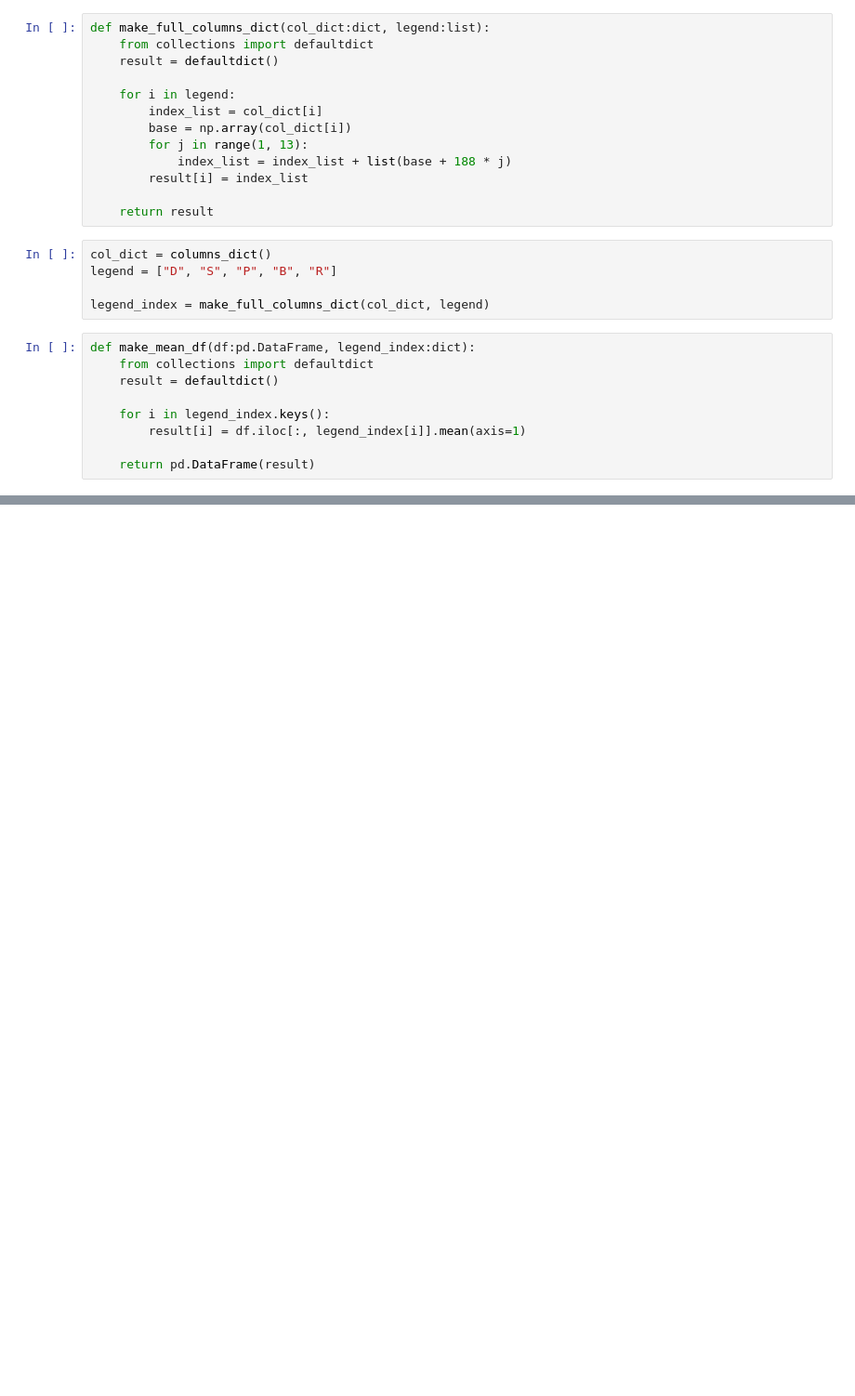
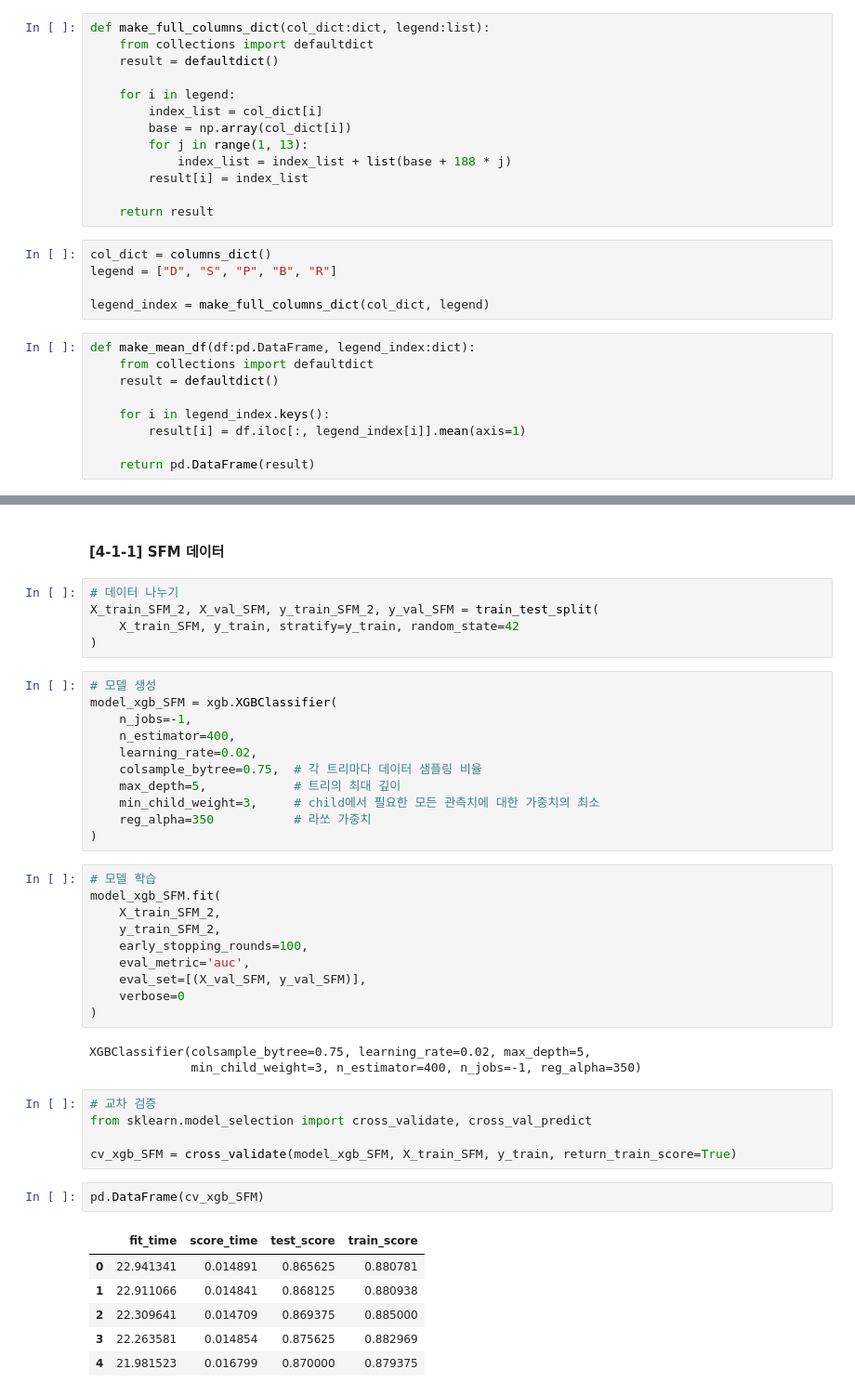
Before and after one commit to epocheing/202206_KNU_kdt2, a Jupyter notebook: inuk/inuk.ipynb, the cells around one changed output, grey strips where cells are left out. Shown: that part at 93% size. Cells and saved outputs as stored; diff of their text form; blank space fills up the shorter version.

```diff
--- a/inuk/inuk.ipynb
+++ b/inuk/inuk.ipynb
@@ -244,0 +274,45 @@ model_xgb.score(X_test_mean, y_test)
+# %% [markdown]
+#### [4-1-1] SFM 데이터
+# %%
+# 데이터 나누기
+X_train_SFM_2, X_val_SFM, y_train_SFM_2, y_val_SFM = train_test_split(
+    X_train_SFM, y_train, stratify=y_train, random_state=42
+)
+# %%
+# 모델 생성
+model_xgb_SFM = xgb.XGBClassifier(
+    n_jobs=-1,
+    n_estimator=400,
+    learning_rate=0.02,
+    colsample_bytree=0.75,  # 각 트리마다 데이터 샘플링 비율
+    max_depth=5,            # 트리의 최대 깊이
+    min_child_weight=3,     # child에서 필요한 모든 관측치에 대한 가중치의 최소
+    reg_alpha=350           # 라쏘 가중치
+)
+# %%
+# 모델 학습
+model_xgb_SFM.fit(
+    X_train_SFM_2,
+    y_train_SFM_2,
+    early_stopping_rounds=100,
+    eval_metric='auc',
+    eval_set=[(X_val_SFM, y_val_SFM)],
+    verbose=0
+)
+# %% [output]
+XGBClassifier(colsample_bytree=0.75, learning_rate=0.02, max_depth=5,
+              min_child_weight=3, n_estimator=400, n_jobs=-1, reg_alpha=350)
+# %%
+# 교차 검증
+from sklearn.model_selection import cross_validate, cross_val_predict
+
+cv_xgb_SFM = cross_validate(model_xgb_SFM, X_train_SFM, y_train, return_train_score=True)
+# %%
+pd.DataFrame(cv_xgb_SFM)
+# %% [output]
+|  | fit_time | score_time | test_score | train_score |
+| 0 | 22.941341 | 0.014891 | 0.865625 | 0.880781 |
+| 1 | 22.911066 | 0.014841 | 0.868125 | 0.880938 |
+| 2 | 22.309641 | 0.014709 | 0.869375 | 0.885000 |
+| 3 | 22.263581 | 0.014854 | 0.875625 | 0.882969 |
+| 4 | 21.981523 | 0.016799 | 0.870000 | 0.879375 |
```
Also changed, not shown: parts of 114 cells of this notebook.
